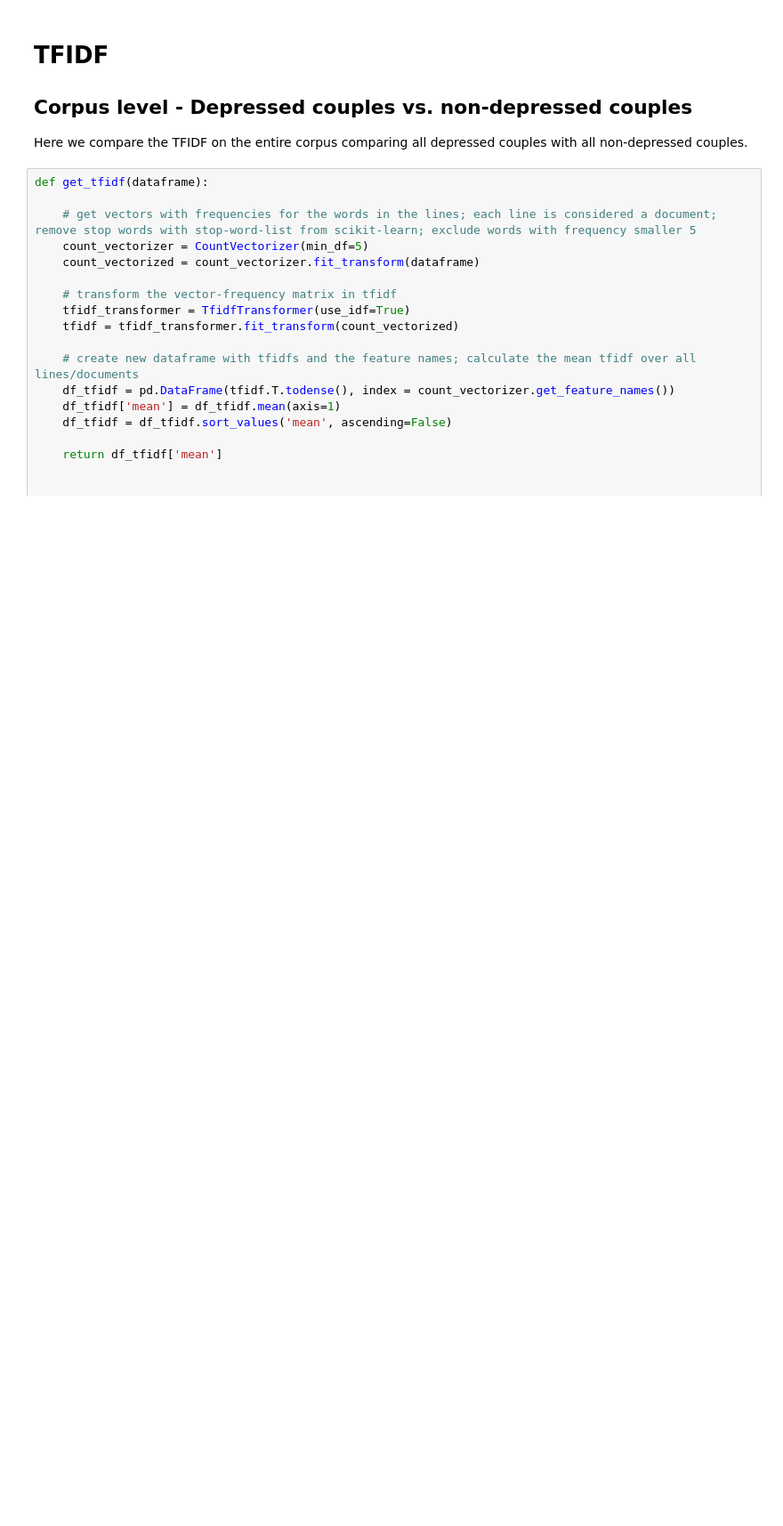
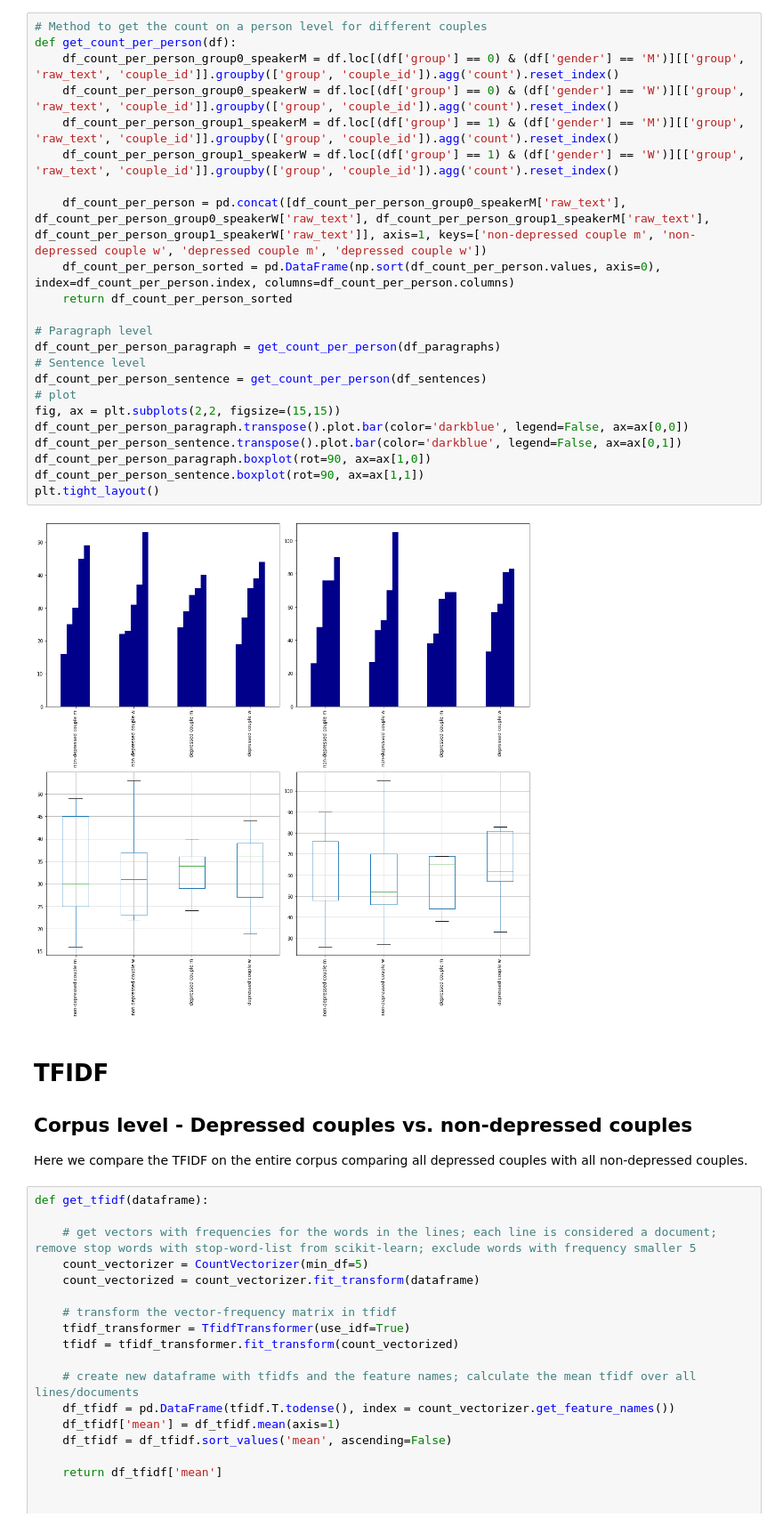
Before and after one commit to gitexa/sigmund, a Jupyter notebook: data_description.ipynb, the cells around one changed output. Shown at 89% size. Drawn from its saved outputs; the diff is of its cells as text; blank space fills up the shorter version.

```diff
--- a/data_description.ipynb
+++ b/data_description.ipynb
@@ -29,3 +58,28 @@ word count depressed, non-d
+# %%
+# Method to get the count on a person level for different couples
+def get_count_per_person(df):
+    df_count_per_person_group0_speakerM = df.loc[(df['group'] == 0) & (df['gender'] == 'M')][['group', 'raw_text', 'couple_id']].groupby(['group', 'couple_id']).agg('count').reset_index()
+    df_count_per_person_group0_speakerW = df.loc[(df['group'] == 0) & (df['gender'] == 'W')][['group', 'raw_text', 'couple_id']].groupby(['group', 'couple_id']).agg('count').reset_index()
+    df_count_per_person_group1_speakerM = df.loc[(df['group'] == 1) & (df['gender'] == 'M')][['group', 'raw_text', 'couple_id']].groupby(['group', 'couple_id']).agg('count').reset_index()
+    df_count_per_person_group1_speakerW = df.loc[(df['group'] == 1) & (df['gender'] == 'W')][['group', 'raw_text', 'couple_id']].groupby(['group', 'couple_id']).agg('count').reset_index()
+
+    df_count_per_person = pd.concat([df_count_per_person_group0_speakerM['raw_text'], df_count_per_person_group0_speakerW['raw_text'], df_count_per_person_group1_speakerM['raw_text'], df_count_per_person_group1_speakerW['raw_text']], axis=1, keys=['non-depressed couple m', 'non-depressed couple w', 'depressed couple m', 'depressed couple w'])
+    df_count_per_person_sorted = pd.DataFrame(np.sort(df_count_per_person.values, axis=0), index=df_count_per_person.index, columns=df_count_per_person.columns)
+    return df_count_per_person_sorted
+
+# Paragraph level
+df_count_per_person_paragraph = get_count_per_person(df_paragraphs)
+# Sentence level
+df_count_per_person_sentence = get_count_per_person(df_sentences)
+# plot
+fig, ax = plt.subplots(2,2, figsize=(15,15))
+df_count_per_person_paragraph.transpose().plot.bar(color='darkblue', legend=False, ax=ax[0,0])
+df_count_per_person_sentence.transpose().plot.bar(color='darkblue', legend=False, ax=ax[0,1])
+df_count_per_person_paragraph.boxplot(rot=90, ax=ax[1,0])
+df_count_per_person_sentence.boxplot(rot=90, ax=ax[1,1])
+plt.tight_layout()
+# %% [output]
+[figure, added]
 # %% [markdown]
 # TFIDF
 
```
Also changed, not shown: parts of 11 cells of this notebook.
